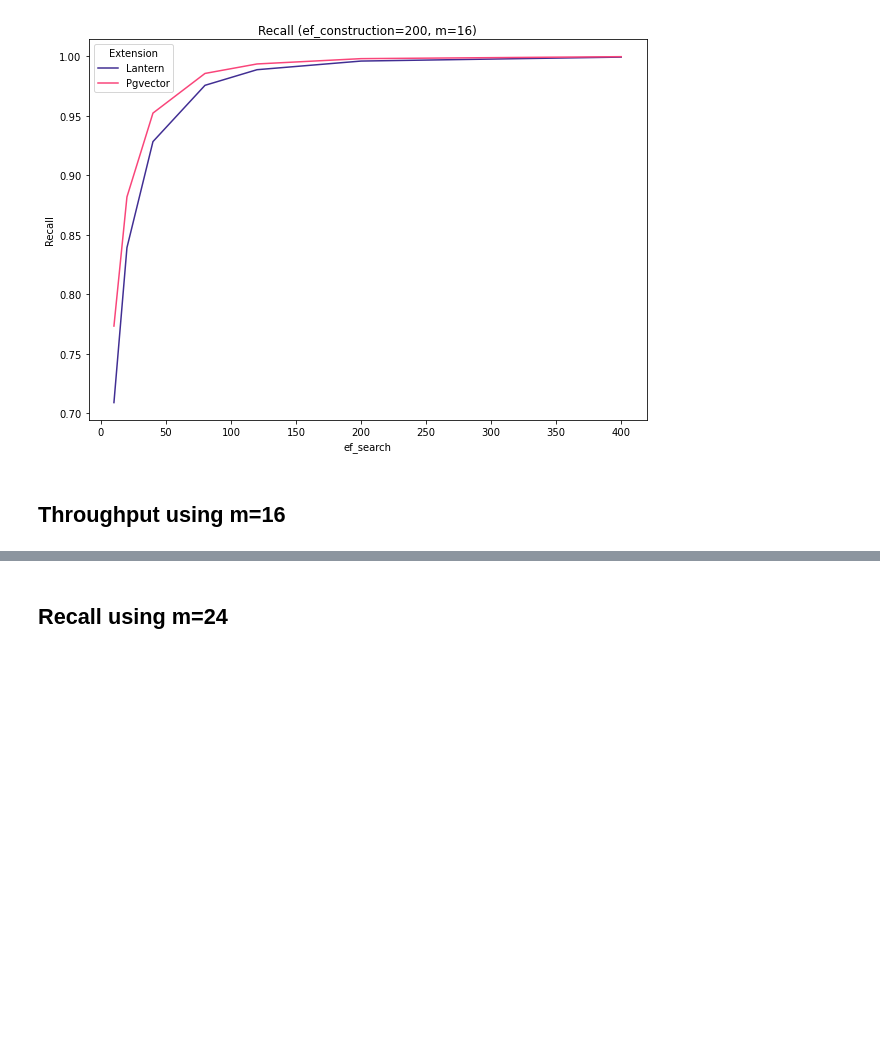
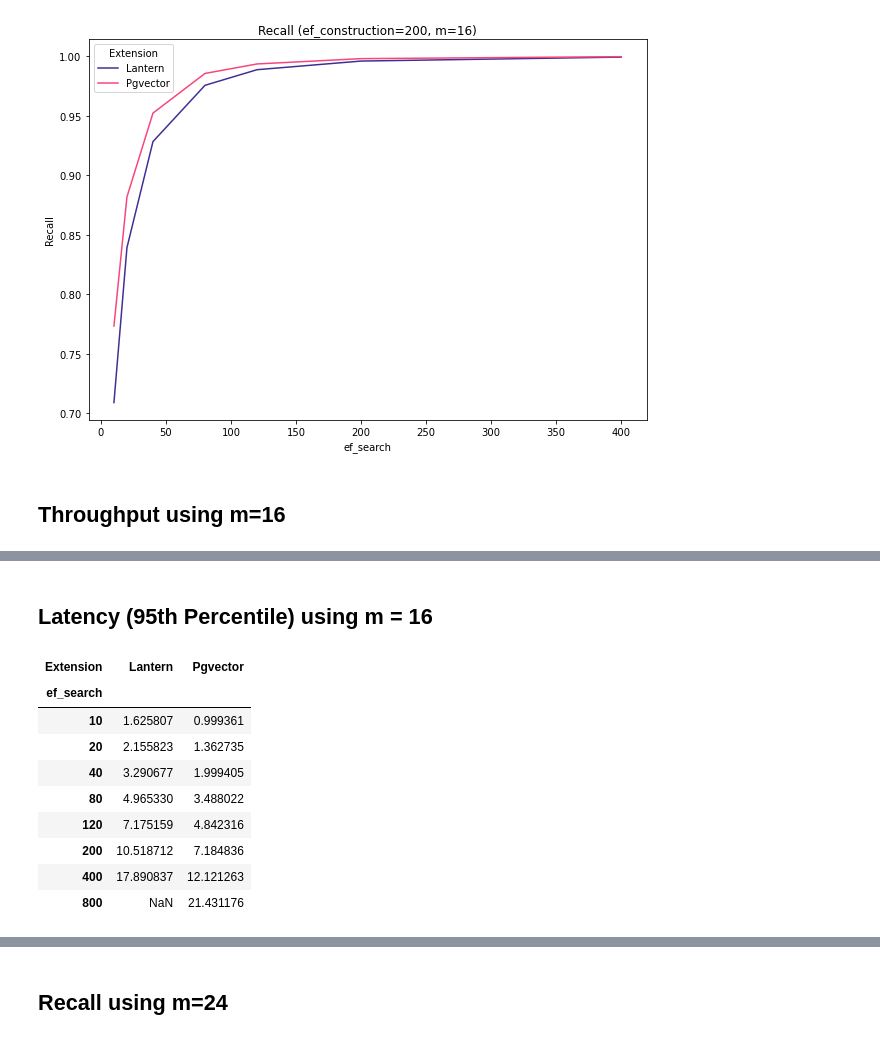
Before and after one commit to binidxaba/lantern-pgvector-comparison, a Jupyter notebook: Results-Comparison-Lantern-Pgvector.ipynb, the cells around one changed output, grey strips where cells are left out. Saved outputs shown, nothing was run; the diff lists cells and outputs as text; code cells hidden in the pictures; blank space fills up the shorter version.

```diff
--- a/Results-Comparison-Lantern-Pgvector.ipynb
+++ b/Results-Comparison-Lantern-Pgvector.ipynb
@@ -195,0 +210,17 @@ ax.set_title(f"QPS (ef_construction={ef_construction}, m={m})")
+# %% [markdown]
+## Latency (95th Percentile) using m = 16
+# %%
+results_piv = df_all_results[df_all_results["m"] == m].pivot(index="ef_search", columns="Extension", values="p95")
+results_piv = results_piv.rename(columns={'lantern': 'Lantern', 'pgvector':'Pgvector'})
+results_piv
+# %% [output]
+| Extension | Lantern | Pgvector |
+| ef_search |  |  |
+| 10 | 1.625807 | 0.999361 |
+| 20 | 2.155823 | 1.362735 |
+| 40 | 3.290677 | 1.999405 |
+| 80 | 4.965330 | 3.488022 |
+| 120 | 7.175159 | 4.842316 |
+| 200 | 10.518712 | 7.184836 |
+| 400 | 17.890837 | 12.121263 |
+| 800 | NaN | 21.431176 |
```
Also changed, not shown: parts of 11 cells of this notebook, 31 other files.
